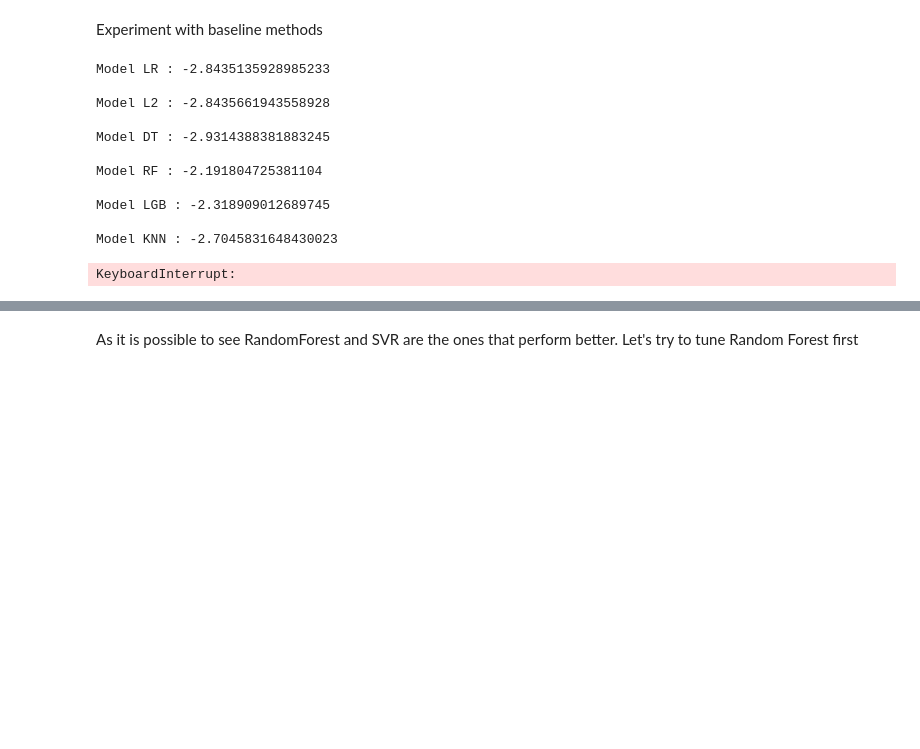
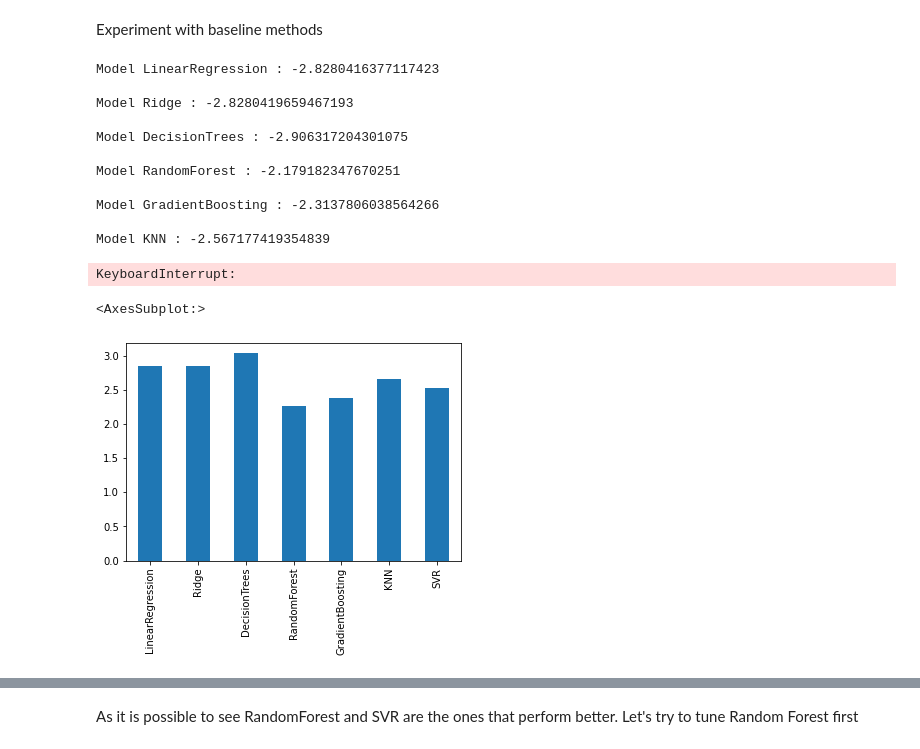
Before and after one commit to davideturco/morebikes2020, a Jupyter notebook: general.ipynb, the cells around one changed output, grey strips where cells are left out. Cells and saved outputs as stored; diff of their text form; code cells hidden in the pictures; blank space fills up the shorter version.

```diff
--- a/general.ipynb
+++ b/general.ipynb
@@ -230,33 +238,36 @@ Experiment with baseline methods
 #              ('GradientBoosting', Pipeline([('Scaler', MinMaxScaler()),("Imputer", KNNImputer(missing_values=np.nan,
 #                                                                                                 n_neighbors=5, weights='distance')),('GBM', GradientBoostingRegressor())]))]
 
-pipelines = [('LR',LinearRegression()),
-             ('L2',Ridge()),
-             ('DT',DecisionTreeRegressor()),
-             ('RF',RandomForestRegressor()),
-             ('LGB',lgb.LGBMRegressor() ),
+pipelines = [('LinearRegression',LinearRegression()),
+             ('Ridge',Ridge(alpha=0.01)),
+             ('DecisionTrees',DecisionTreeRegressor()),
+             ('RandomForest',RandomForestRegressor()),
+             ('GradientBoosting',lgb.LGBMRegressor()),
+             #('XGB',XGBRegressor()),
              ('KNN',KNeighborsRegressor()),
-             ('SVR',SVR()),
-             ('GBM', GradientBoostingRegressor())]
-
-#shuffle the data to preserve generality (avoids overfitting)
-#df[i] = shuffle(df[i])
-
+             ('SVR',SVR())]
+             #('GBM', GradientBoostingRegressor())]
+scores = []
 for model, pipeline in pipelines:
     cv_scores = cross_val_score(pipeline, X_train, Y_train, cv=5, scoring='neg_mean_absolute_error')
     print(f'Model {model} : {cv_scores.mean()}\n')
-
+    scores.append(cv_scores.mean())
 print("\n")
 # %% [output]
-Model LR : -2.8435135928985233
+Model LinearRegression : -2.8280416377117423
 
-Model L2 : -2.8435661943558928
+Model Ridge : -2.8280419659467193
 
-Model DT : -2.9314388381883245
+Model DecisionTrees : -2.906317204301075
 
-Model RF : -2.191804725381104
+Model RandomForest : -2.179182347670251
 
-Model LGB : -2.318909012689745
+Model GradientBoosting : -2.3137806038564266
 
-Model KNN : -2.7045831648430023
+Model KNN : -2.567177419354839
 KeyboardInterrupt:
+# %%
+scores = pd.Series(scores, index=[model for model, pipeline in pipelines])
+# %% [output]
+<AxesSubplot:>
+[figure, added]
```
Also changed, not shown: parts of 54 cells of this notebook, 7 other files.
